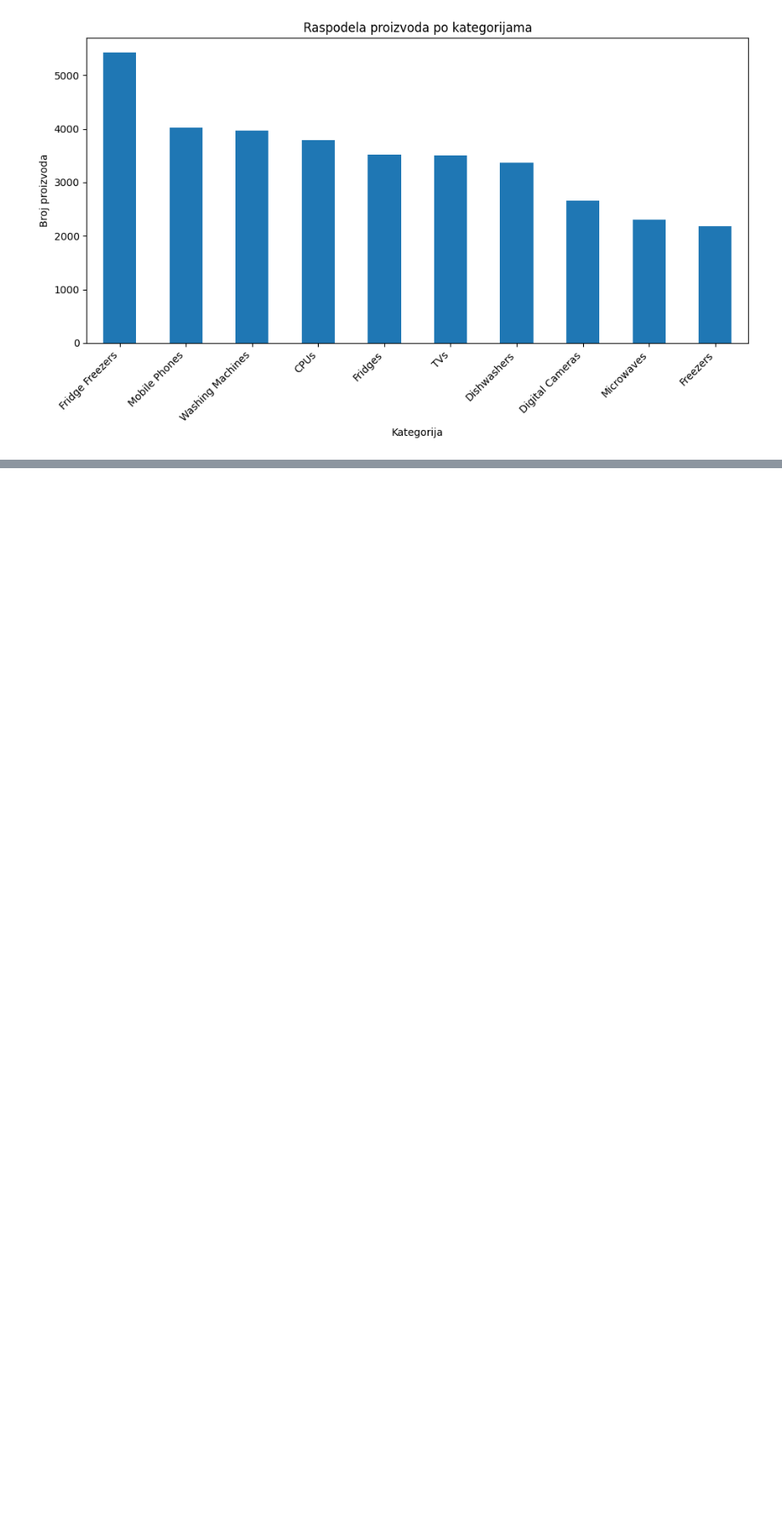
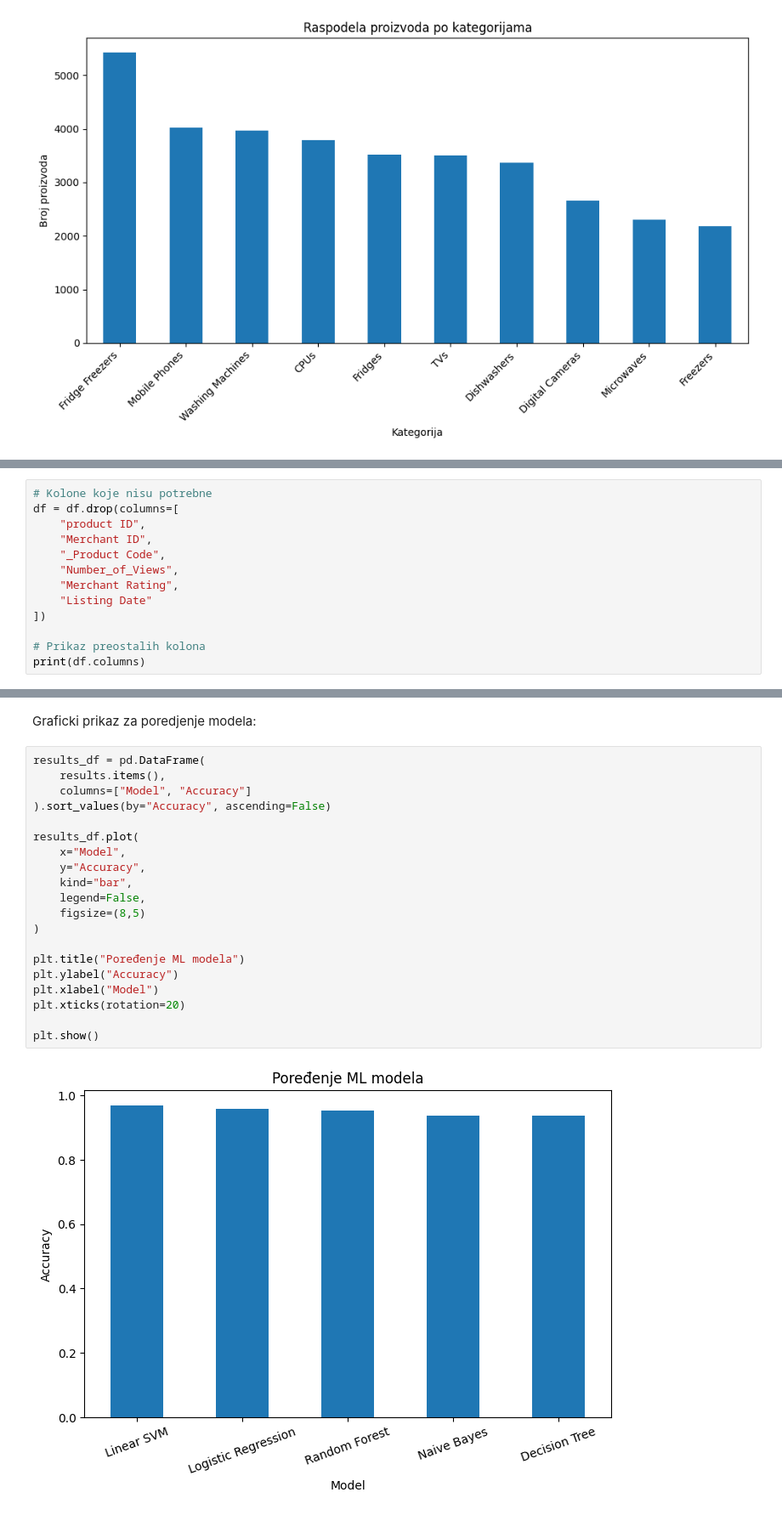
Before and after one commit to djnena/Branko_Jankovic_Task3, a Jupyter notebook: notebooks/Branko_Jankovic_Task3.ipynb, the cells around one changed output, grey strips where cells are left out. Shown at 85% size. Drawn from its saved outputs; the diff is of its cells as text; blank space fills up the shorter version.

```diff
--- a/notebooks/Branko_Jankovic_Task3.ipynb
+++ b/notebooks/Branko_Jankovic_Task3.ipynb
@@ -151,0 +178,13 @@ plt.show()
+# %%
+# Kolone koje nisu potrebne
+df = df.drop(columns=[
+    "product ID",
+    "Merchant ID",
+    "_Product Code",
+    "Number_of_Views",
+    "Merchant Rating",
+    "Listing Date"
+])
+
+# Prikaz preostalih kolona
+print(df.columns)
@@ -151,0 +275,24 @@ plt.show()
+# %% [markdown]
+Graficki prikaz za poredjenje modela:
+# %%
+results_df = pd.DataFrame(
+    results.items(),
+    columns=["Model", "Accuracy"]
+).sort_values(by="Accuracy", ascending=False)
+
+results_df.plot(
+    x="Model",
+    y="Accuracy",
+    kind="bar",
+    legend=False,
+    figsize=(8,5)
+)
+
+plt.title("Poređenje ML modela")
+plt.ylabel("Accuracy")
+plt.xlabel("Model")
+plt.xticks(rotation=20)
+
+plt.show()
+# %% [output]
+[figure, added]
```
Also changed, not shown: parts of 10 cells of this notebook.
